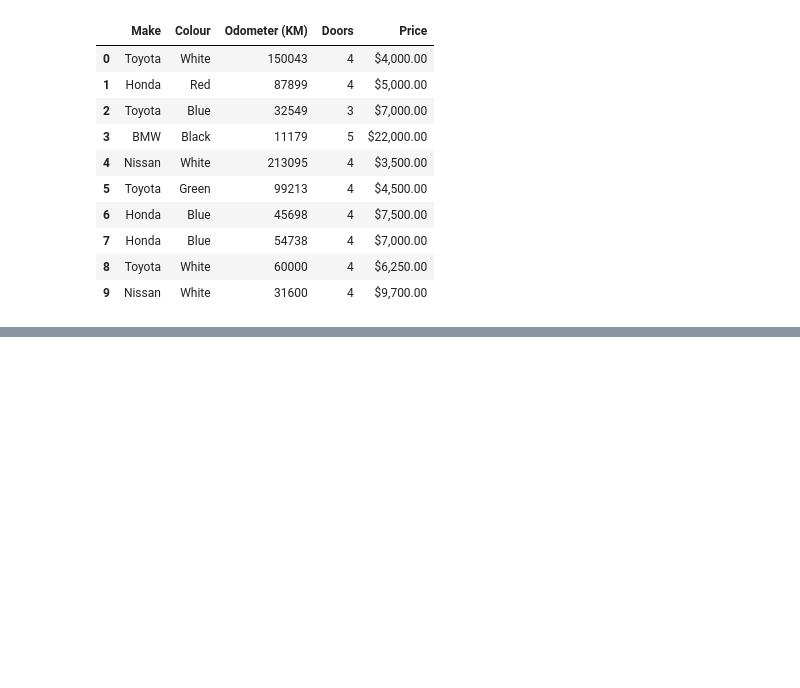
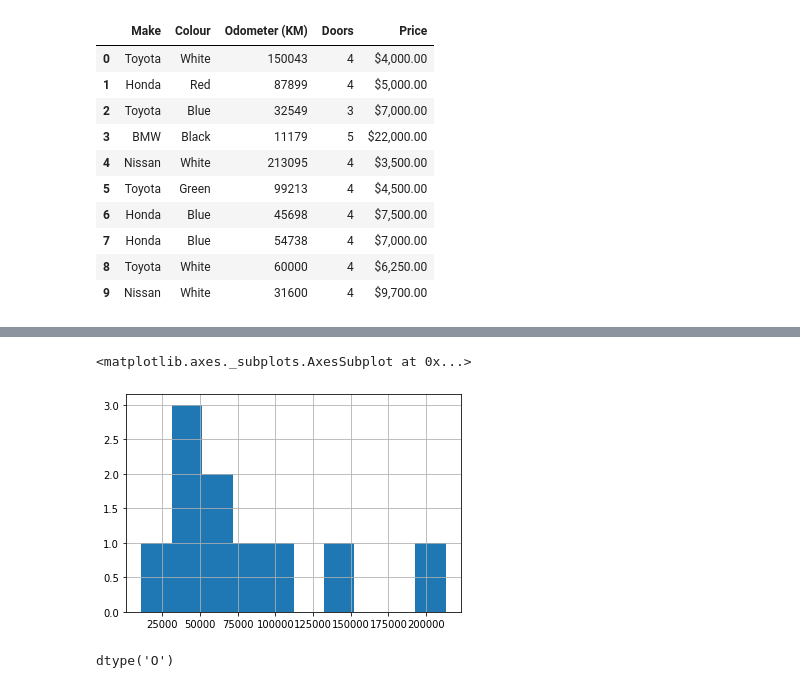
Before and after one commit to NatanValentim/ML-Course, a Jupyter notebook: sample_project/introduction-to-pandas.ipynb, the cells around one changed output, grey strips where cells are left out. Saved outputs shown, nothing was run; the diff lists cells and outputs as text; code cells hidden in the pictures; blank space fills up the shorter version.

```diff
--- a/sample_project/introduction-to-pandas.ipynb
+++ b/sample_project/introduction-to-pandas.ipynb
@@ -178,0 +374,9 @@ car_sales
+# %%
+car_sales['Odometer (KM)'].hist()
+# %% [output]
+<matplotlib.axes._subplots.AxesSubplot at 0x...>
+[figure, added]
+# %%
+car_sales['Price'].dtype
+# %% [output]
+dtype('O')
```
Also changed, not shown: parts of 57 cells of this notebook, 1 other file.
